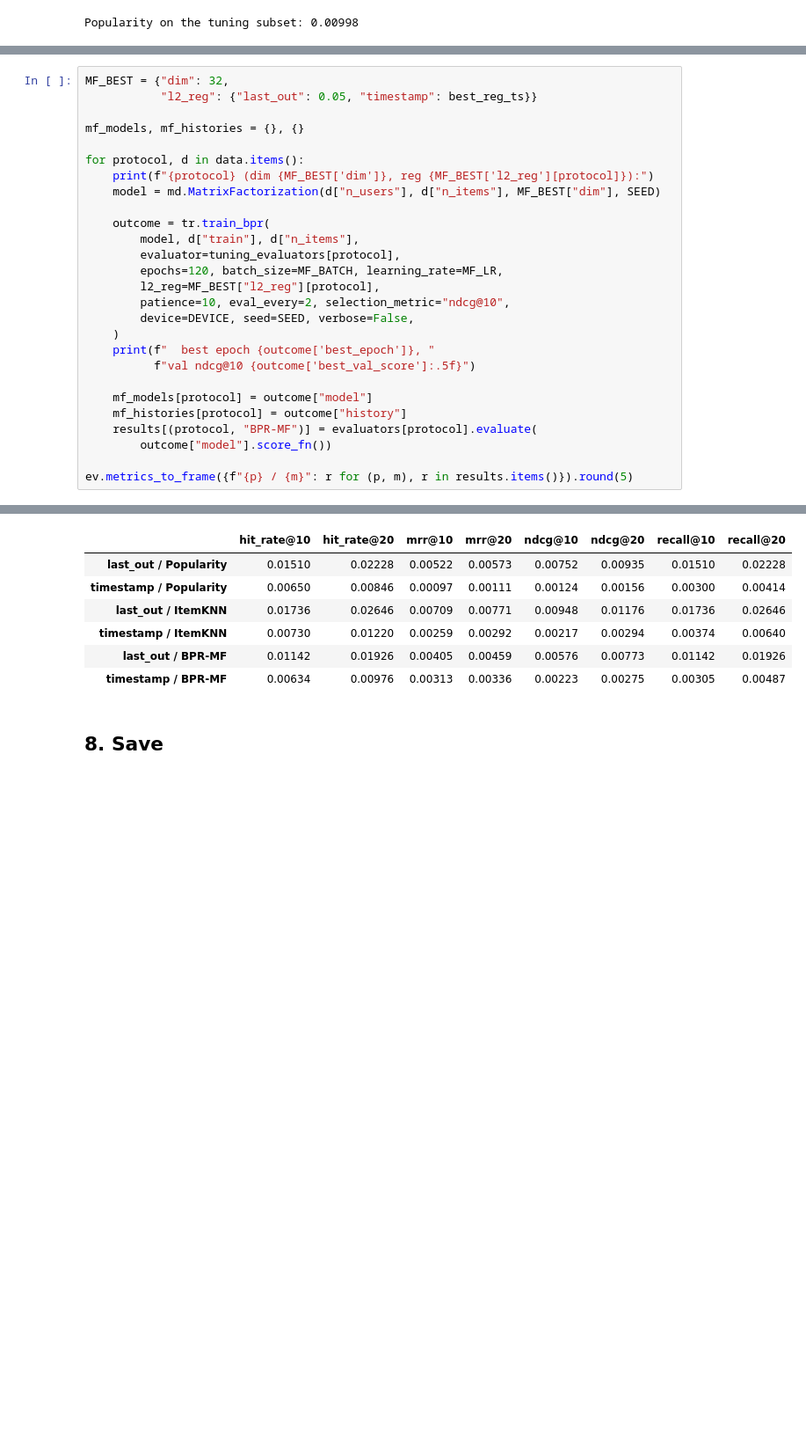
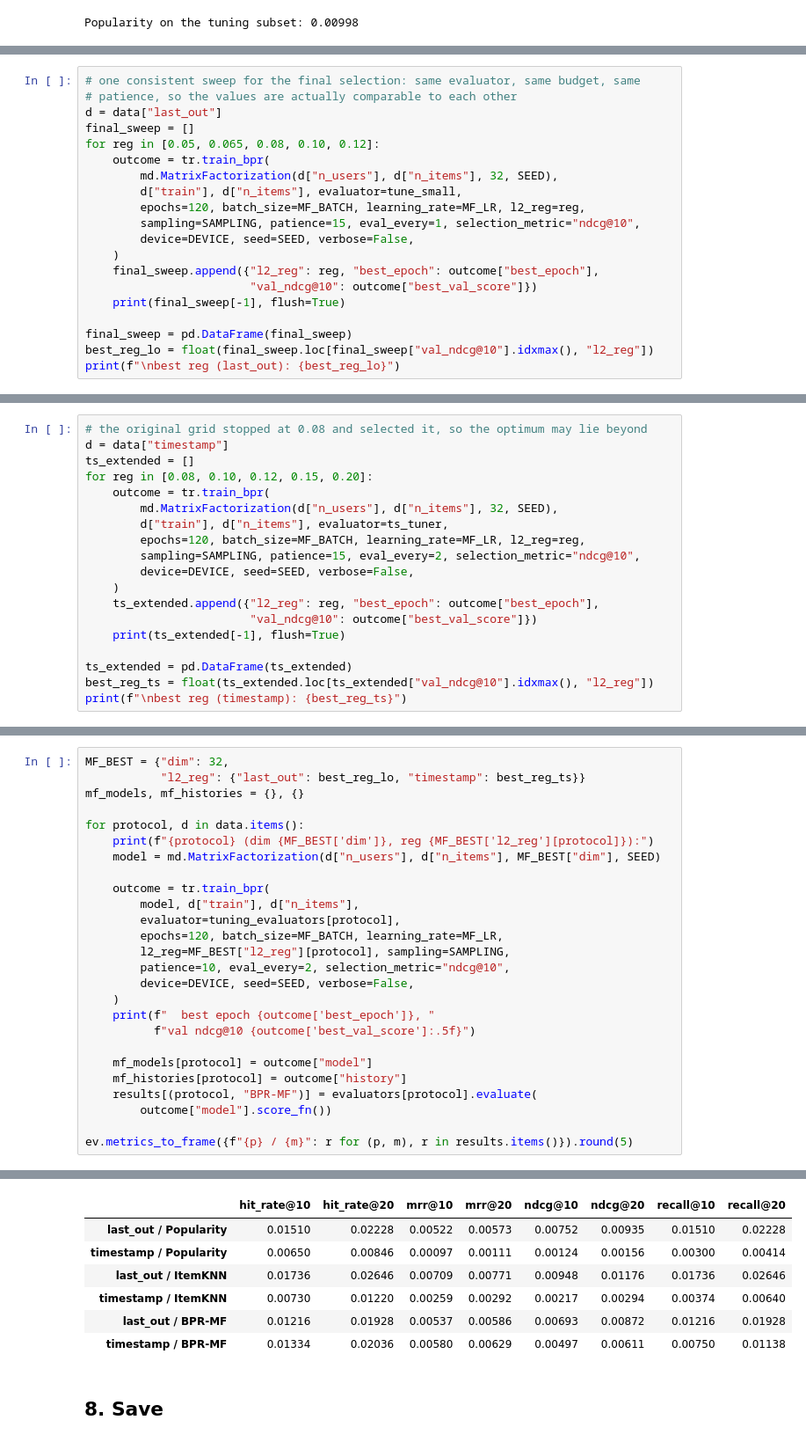
Before and after one commit to ErjonXhani/gnn-recommender-dissertation, a Jupyter notebook: notebooks/08_evaluation_and_baselines.ipynb, the cells around one changed output, grey strips where cells are left out. Shown at 88% size. Drawn from its saved outputs; the diff is of its cells as text; blank space fills up the shorter version.

```diff
--- a/notebooks/08_evaluation_and_baselines.ipynb
+++ b/notebooks/08_evaluation_and_baselines.ipynb
@@ -849,2 +891,22 @@ print(f"\nbest reg (timestamp): {best_reg_ts}")
 
 best reg (timestamp): 0.08
+# %%
+# one consistent sweep for the final selection: same evaluator, same budget, same
+# patience, so the values are actually comparable to each other
+d = data["last_out"]
+final_sweep = []
+for reg in [0.05, 0.065, 0.08, 0.10, 0.12]:
+    outcome = tr.train_bpr(
+        md.MatrixFactorization(d["n_users"], d["n_items"], 32, SEED),
+        d["train"], d["n_items"], evaluator=tune_small,
+        epochs=120, batch_size=MF_BATCH, learning_rate=MF_LR, l2_reg=reg,
+        sampling=SAMPLING, patience=15, eval_every=1, selection_metric="ndcg@10",
+        device=DEVICE, seed=SEED, verbose=False,
+    )
+    final_sweep.append({"l2_reg": reg, "best_epoch": outcome["best_epoch"],
+                        "val_ndcg@10": outcome["best_val_score"]})
+    print(final_sweep[-1], flush=True)
+
+final_sweep = pd.DataFrame(final_sweep)
+best_reg_lo = float(final_sweep.loc[final_sweep["val_ndcg@10"].idxmax(), "l2_reg"])
+print(f"\nbest reg (last_out): {best_reg_lo}")
@@ -850,0 +921,19 @@ best reg (timestamp): 0.08
+# %%
+# the original grid stopped at 0.08 and selected it, so the optimum may lie beyond
+d = data["timestamp"]
+ts_extended = []
+for reg in [0.08, 0.10, 0.12, 0.15, 0.20]:
+    outcome = tr.train_bpr(
+        md.MatrixFactorization(d["n_users"], d["n_items"], 32, SEED),
+        d["train"], d["n_items"], evaluator=ts_tuner,
+        epochs=120, batch_size=MF_BATCH, learning_rate=MF_LR, l2_reg=reg,
+        sampling=SAMPLING, patience=15, eval_every=2, selection_metric="ndcg@10",
+        device=DEVICE, seed=SEED, verbose=False,
+    )
+    ts_extended.append({"l2_reg": reg, "best_epoch": outcome["best_epoch"],
+                        "val_ndcg@10": outcome["best_val_score"]})
+    print(ts_extended[-1], flush=True)
+
+ts_extended = pd.DataFrame(ts_extended)
+best_reg_ts = float(ts_extended.loc[ts_extended["val_ndcg@10"].idxmax(), "l2_reg"])
+print(f"\nbest reg (timestamp): {best_reg_ts}")
@@ -851,7 +948,6 @@ best reg (timestamp): 0.08
 # %%
 MF_BEST = {"dim": 32,
-           "l2_reg": {"last_out": 0.05, "timestamp": best_reg_ts}}
-
+           "l2_reg": {"last_out": best_reg_lo, "timestamp": best_reg_ts}}
 mf_models, mf_histories = {}, {}
 
 for protocol, d in data.items():
@@ -862,7 +958,7 @@ for protocol, d in data.items():
         model, d["train"], d["n_items"],
         evaluator=tuning_evaluators[protocol],
         epochs=120, batch_size=MF_BATCH, learning_rate=MF_LR,
-        l2_reg=MF_BEST["l2_reg"][protocol],
+        l2_reg=MF_BEST["l2_reg"][protocol], sampling=SAMPLING,
         patience=10, eval_every=2, selection_metric="ndcg@10",
         device=DEVICE, seed=SEED, verbose=False,
     )
@@ -883,10 +979,10 @@ timestamp (dim 32, reg 0.08):
 |  | hit_rate@10 | hit_rate@20 | mrr@10 | mrr@20 | ndcg@10 | ndcg@20 | recall@10 | recall@20 |
 | last_out / Popularity | 0.01510 | 0.02228 | 0.00522 | 0.00573 | 0.00752 | 0.00935 | 0.01510 | 0.02228 |
 | timestamp / Popularity | 0.00650 | 0.00846 | 0.00097 | 0.00111 | 0.00124 | 0.00156 | 0.00300 | 0.00414 |
 | last_out / ItemKNN | 0.01736 | 0.02646 | 0.00709 | 0.00771 | 0.00948 | 0.01176 | 0.01736 | 0.02646 |
 | timestamp / ItemKNN | 0.00730 | 0.01220 | 0.00259 | 0.00292 | 0.00217 | 0.00294 | 0.00374 | 0.00640 |
-| last_out / BPR-MF | 0.01142 | 0.01926 | 0.00405 | 0.00459 | 0.00576 | 0.00773 | 0.01142 | 0.01926 |
-| timestamp / BPR-MF | 0.00634 | 0.00976 | 0.00313 | 0.00336 | 0.00223 | 0.00275 | 0.00305 | 0.00487 |
+| last_out / BPR-MF | 0.01216 | 0.01928 | 0.00537 | 0.00586 | 0.00693 | 0.00872 | 0.01216 | 0.01928 |
+| timestamp / BPR-MF | 0.01334 | 0.02036 | 0.00580 | 0.00629 | 0.00497 | 0.00611 | 0.00750 | 0.01138 |
 # %% [markdown]
 ## 8. Save
 # %%
```
Also changed, not shown: parts of 17 cells of this notebook, 13 other files.
